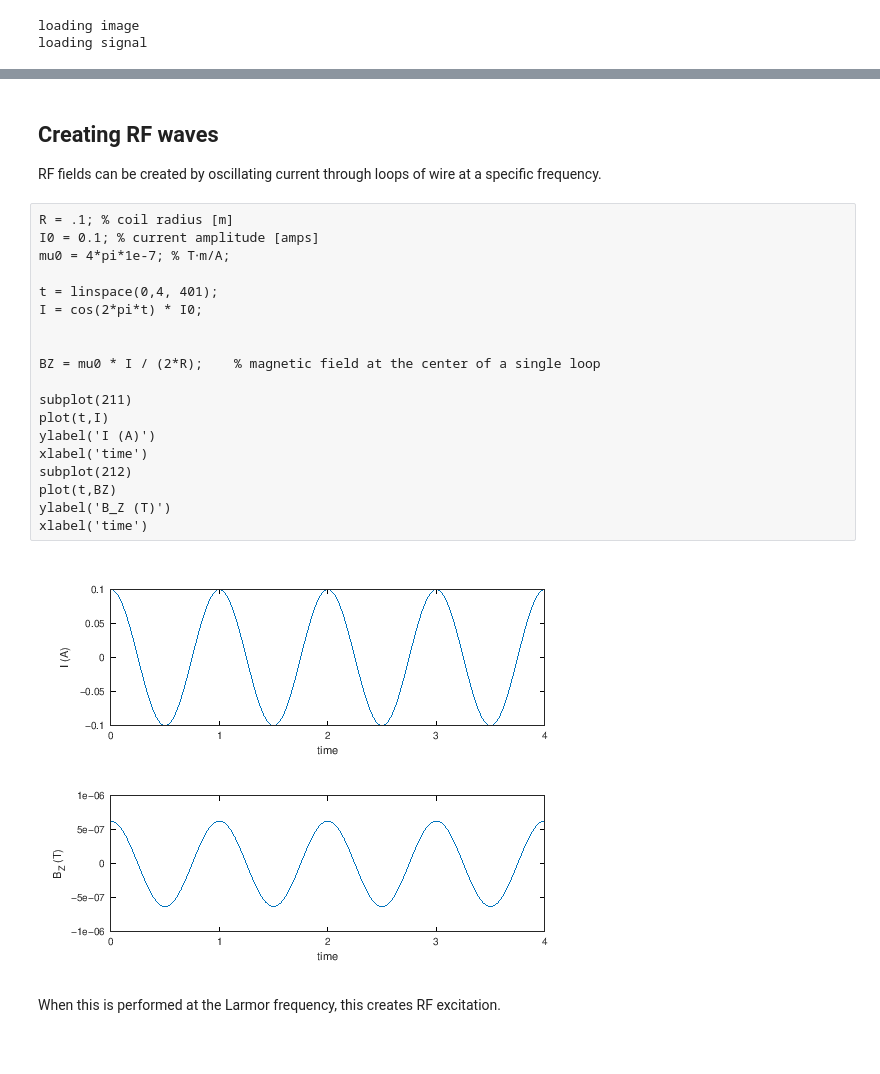
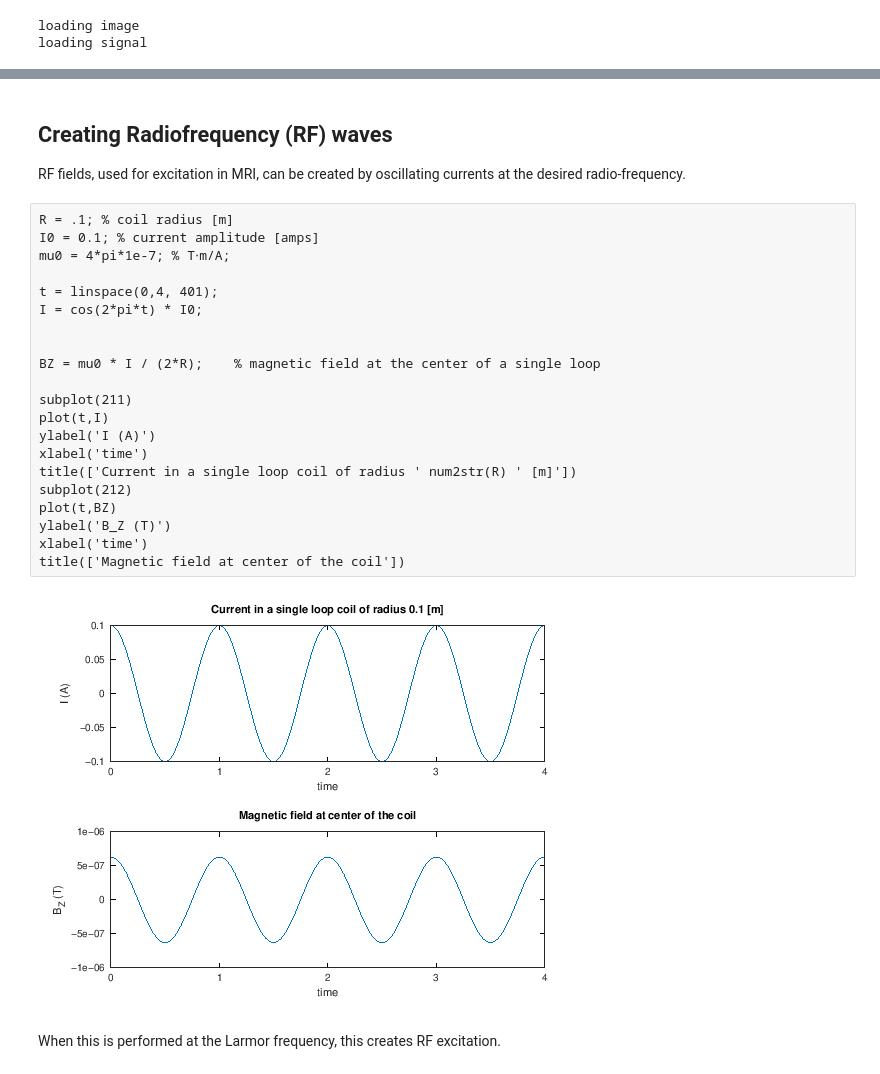
Before and after one commit to LarsonLab/MRI-education-resources, a Jupyter notebook: Notebooks/Magnetic Fields and RF Coils.ipynb, the cells around one changed output, grey strips where cells are left out. Saved outputs shown, nothing was run; the diff lists cells and outputs as text.

```diff
--- a/Notebooks/Magnetic Fields and RF Coils.ipynb
+++ b/Notebooks/Magnetic Fields and RF Coils.ipynb
@@ -20,28 +25,30 @@ We can also link many loops together (a “solenoid”) to increase the extent o
 # %% [markdown]
-## Creating RF waves
+## Creating Radiofrequency (RF) waves
 
-RF fields can be created by oscillating current through loops of wire at a specific frequency.
+RF fields, used for excitation in MRI, can be created by oscillating currents at the desired radio-frequency.
 # %%
 R = .1; % coil radius [m]
 I0 = 0.1; % current amplitude [amps]
 mu0 = 4*pi*1e-7; % T⋅m/A;
 
 t = linspace(0,4, 401);
 I = cos(2*pi*t) * I0;
 
 
 BZ = mu0 * I / (2*R);    % magnetic field at the center of a single loop
 
 subplot(211)
 plot(t,I)
 ylabel('I (A)')
 xlabel('time')
+title(['Current in a single loop coil of radius ' num2str(R) ' [m]'])
 subplot(212)
 plot(t,BZ)
 ylabel('B_Z (T)')
 xlabel('time')
+title(['Magnetic field at center of the coil'])
 # %% [output]
-[figure, old version]
+[figure, new version]
 # %% [markdown]
 When this is performed at the Larmor frequency, this creates RF excitation.
 # %% [markdown]
```
Also changed, not shown: parts of 6 cells of this notebook.
